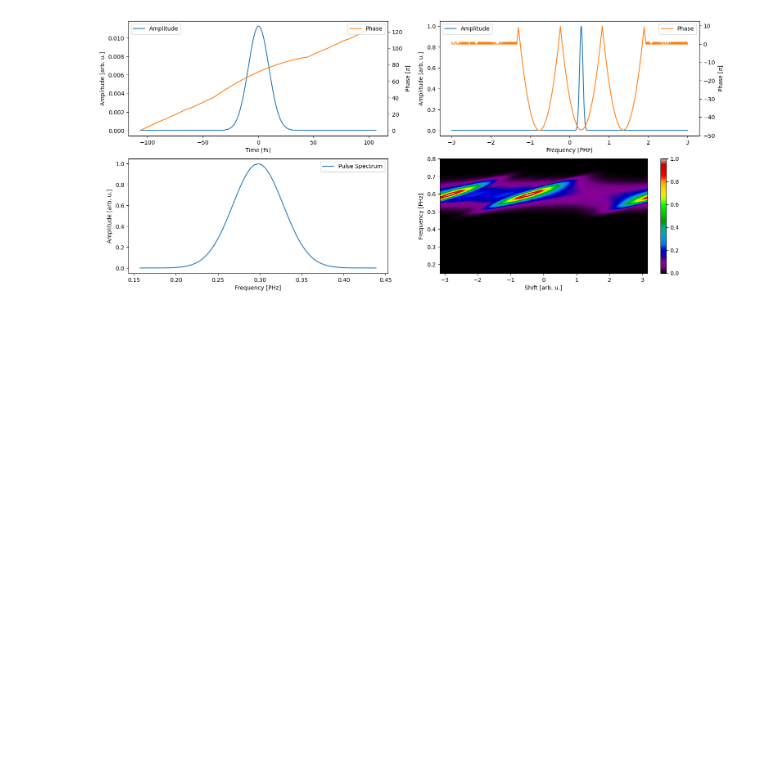
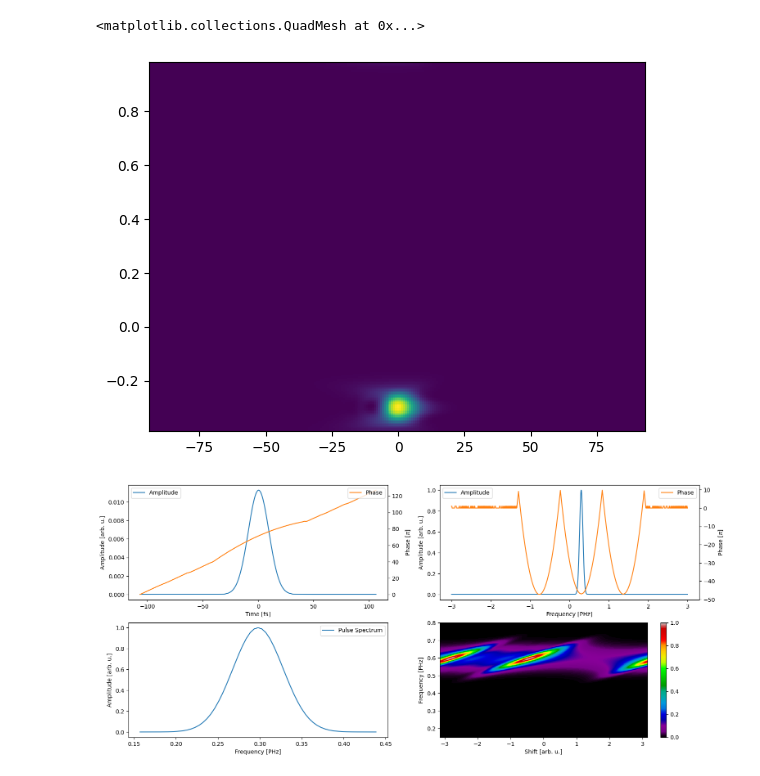
Before and after one commit to matillda123/Pulse-Retrieval-with-Jax, a Jupyter notebook: _usage_example.ipynb, the cells around one changed output. Saved outputs shown, nothing was run; the diff lists cells and outputs as text; code cells hidden in the pictures; blank space fills up the shorter version.

```diff
--- a/_usage_example.ipynb
+++ b/_usage_example.ipynb
@@ -69,0 +69,12 @@ pcgpa.plot_results(final_result, doubleblind=True)
+# %%
+population = pcgpa.descent_state.population
+measurement_info = pcgpa.measurement_info.expand(nonlinear_method="sd")
+descent_info = pcgpa.descent_info
+# %%
+signal_t = jax.vmap(pcgpa.calculate_signal_t_using_opf, in_axes=(0,None,None,None))(population, 1, measurement_info, descent_info)
+signal_f = pcgpa.fft(signal_t, measurement_info.sk, measurement_info.rn)
+# %%
+plt.pcolormesh(time, frequency, jnp.abs(signal_f[2].T)**2)
+# %% [output]
+<matplotlib.collections.QuadMesh at 0x...>
+[figure, added]
```
Also changed, not shown: parts of 10 cells of this notebook, 17 other files.
